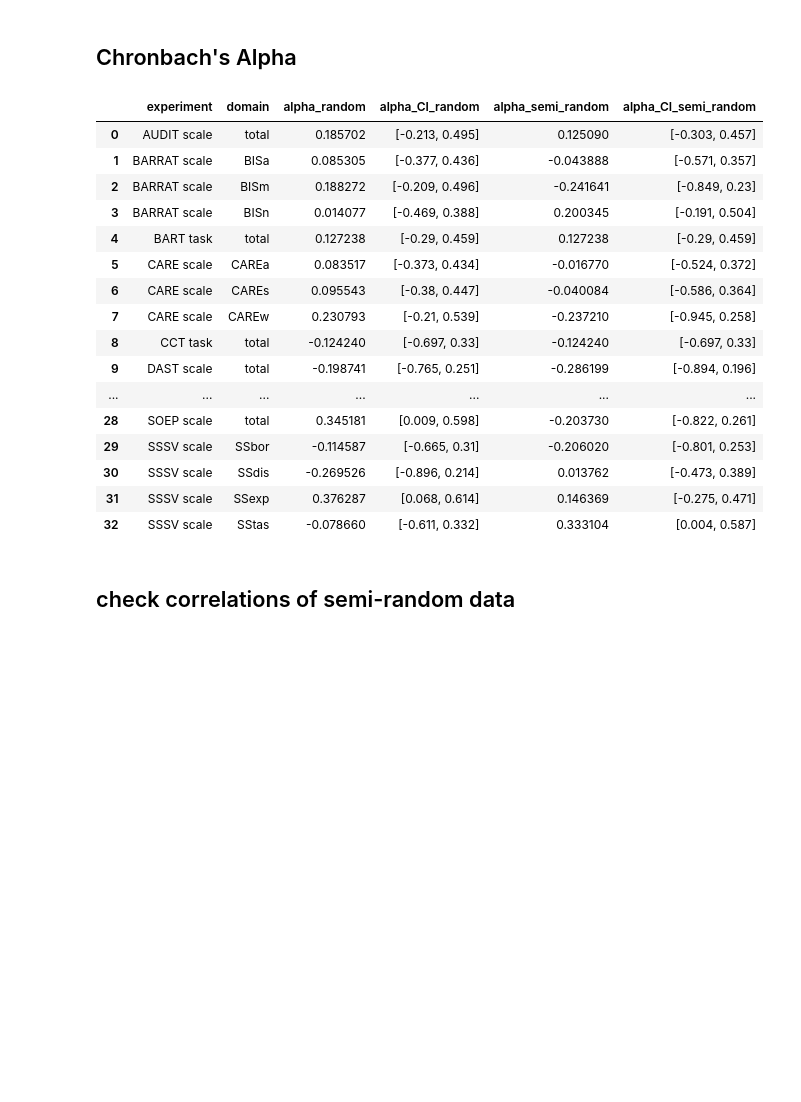
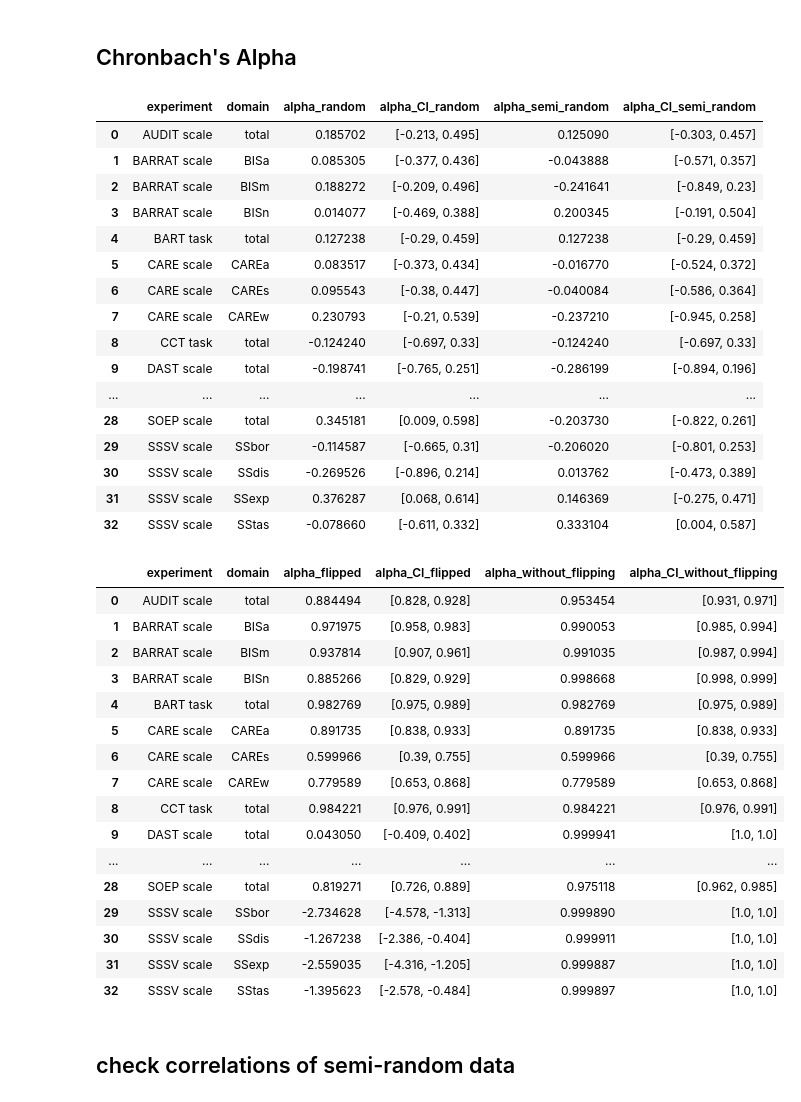
Before and after one commit to jelenameyer/GenInLLM, a Jupyter notebook: data_analysis/simulation_data_analysis_reliability.ipynb, the cells around one changed output. Saved outputs shown, nothing was run; the diff lists cells and outputs as text; code cells hidden in the pictures; blank space fills up the shorter version.

```diff
--- a/data_analysis/simulation_data_analysis_reliability.ipynb
+++ b/data_analysis/simulation_data_analysis_reliability.ipynb
@@ -105,41 +109,69 @@ def compute_cronbach_alpha(data, score = "score"):
 # ---- Cronbach's alpha per domain or directly per scale, depending on whether the scale has subdomains ----
 alpha_df_random = compute_cronbach_alpha(random_all_data)
 alpha_df_semi_random = compute_cronbach_alpha(semi_random_all_data)
+alpha_df_non_rand_answer_options = compute_cronbach_alpha(non_rand_answer_options_data)
+alpha_df_non_rand_answer_options_without_turn = compute_cronbach_alpha(non_rand_answer_options_data_without_turn)
 
 
 # ---- Cronbach's alpha per domain or directly per scale, depending on whether the scale has subdomains ----
 alpha_df_random_top_n= compute_cronbach_alpha(random_all_data, score = "score_top_n")
 alpha_df_semi_random_top_n = compute_cronbach_alpha(semi_random_all_data, score = "score_top_n")
+alpha_df_non_rand_answer_options_top_n = compute_cronbach_alpha(non_rand_answer_options_data, score = "score_top_n")
 
 
 
 # Merge only selected columns
 alpha_df = alpha_df_random.merge(
     alpha_df_semi_random,
     on=["experiment", "domain"],
     how="inner",
     suffixes=("_random", "_semi_random")
 )
 
+alpha_df_non_r = alpha_df_non_rand_answer_options.merge(
+    alpha_df_non_rand_answer_options_without_turn,
+    on=["experiment", "domain"],
+    how="inner",
+    suffixes=("_flipped", "_without_flipping")
+)
+
 display(alpha_df)
+display(alpha_df_non_r)
 # %% [output]
 |  | experiment | domain | alpha_random | alpha_CI_random | alpha_semi_random | alpha_CI_semi_random |
 | 0 | AUDIT scale | total | 0.185702 | [-0.213, 0.495] | 0.125090 | [-0.303, 0.457] |
 | 1 | BARRAT scale | BISa | 0.085305 | [-0.377, 0.436] | -0.043888 | [-0.571, 0.357] |
 | 2 | BARRAT scale | BISm | 0.188272 | [-0.209, 0.496] | -0.241641 | [-0.849, 0.23] |
 | 3 | BARRAT scale | BISn | 0.014077 | [-0.469, 0.388] | 0.200345 | [-0.191, 0.504] |
 | 4 | BART task | total | 0.127238 | [-0.29, 0.459] | 0.127238 | [-0.29, 0.459] |
 | 5 | CARE scale | CAREa | 0.083517 | [-0.373, 0.434] | -0.016770 | [-0.524, 0.372] |
 | 6 | CARE scale | CAREs | 0.095543 | [-0.38, 0.447] | -0.040084 | [-0.586, 0.364] |
 | 7 | CARE scale | CAREw | 0.230793 | [-0.21, 0.539] | -0.237210 | [-0.945, 0.258] |
 | 8 | CCT task | total | -0.124240 | [-0.697, 0.33] | -0.124240 | [-0.697, 0.33] |
 | 9 | DAST scale | total | -0.198741 | [-0.765, 0.251] | -0.286199 | [-0.894, 0.196] |
 | ... | ... | ... | ... | ... | ... | ... |
 | 28 | SOEP scale | total | 0.345181 | [0.009, 0.598] | -0.203730 | [-0.822, 0.261] |
 | 29 | SSSV scale | SSbor | -0.114587 | [-0.665, 0.31] | -0.206020 | [-0.801, 0.253] |
 | 30 | SSSV scale | SSdis | -0.269526 | [-0.896, 0.214] | 0.013762 | [-0.473, 0.389] |
 | 31 | SSSV scale | SSexp | 0.376287 | [0.068, 0.614] | 0.146369 | [-0.275, 0.471] |
 | 32 | SSSV scale | SStas | -0.078660 | [-0.611, 0.332] | 0.333104 | [0.004, 0.587] |
+|  | experiment | domain | alpha_flipped | alpha_CI_flipped | alpha_without_flipping | alpha_CI_without_flipping |
+| 0 | AUDIT scale | total | 0.884494 | [0.828, 0.928] | 0.953454 | [0.931, 0.971] |
+| 1 | BARRAT scale | BISa | 0.971975 | [0.958, 0.983] | 0.990053 | [0.985, 0.994] |
+| 2 | BARRAT scale | BISm | 0.937814 | [0.907, 0.961] | 0.991035 | [0.987, 0.994] |
+| 3 | BARRAT scale | BISn | 0.885266 | [0.829, 0.929] | 0.998668 | [0.998, 0.999] |
+| 4 | BART task | total | 0.982769 | [0.975, 0.989] | 0.982769 | [0.975, 0.989] |
+| 5 | CARE scale | CAREa | 0.891735 | [0.838, 0.933] | 0.891735 | [0.838, 0.933] |
+| 6 | CARE scale | CAREs | 0.599966 | [0.39, 0.755] | 0.599966 | [0.39, 0.755] |
+| 7 | CARE scale | CAREw | 0.779589 | [0.653, 0.868] | 0.779589 | [0.653, 0.868] |
+| 8 | CCT task | total | 0.984221 | [0.976, 0.991] | 0.984221 | [0.976, 0.991] |
+| 9 | DAST scale | total | 0.043050 | [-0.409, 0.402] | 0.999941 | [1.0, 1.0] |
+| ... | ... | ... | ... | ... | ... | ... |
+| 28 | SOEP scale | total | 0.819271 | [0.726, 0.889] | 0.975118 | [0.962, 0.985] |
+| 29 | SSSV scale | SSbor | -2.734628 | [-4.578, -1.313] | 0.999890 | [1.0, 1.0] |
+| 30 | SSSV scale | SSdis | -1.267238 | [-2.386, -0.404] | 0.999911 | [1.0, 1.0] |
+| 31 | SSSV scale | SSexp | -2.559035 | [-4.316, -1.205] | 0.999887 | [1.0, 1.0] |
+| 32 | SSSV scale | SStas | -1.395623 | [-2.578, -0.484] | 0.999897 | [1.0, 1.0] |
 # %% [markdown]
 ## check correlations of semi-random data
 # %%
```
Also changed, not shown: parts of 4 cells of this notebook, 4 other files.
